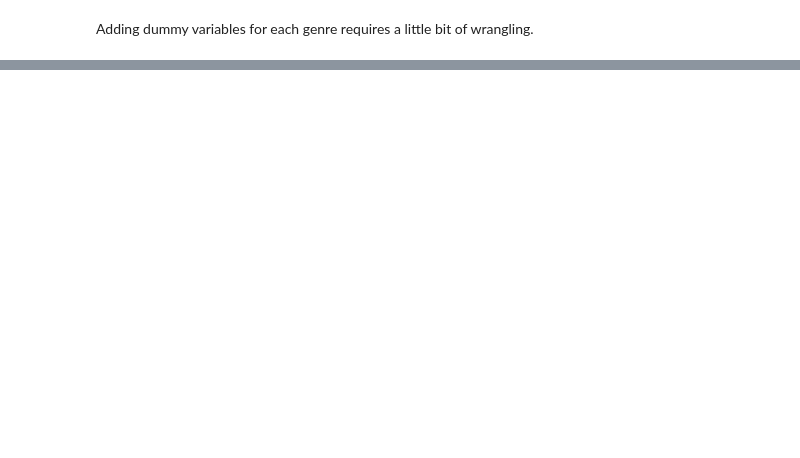
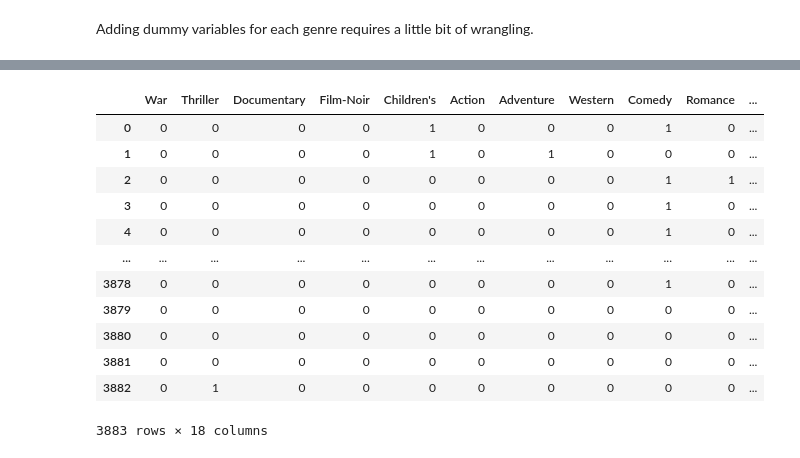
Before and after one commit to OmarInCS/data-analysis-visulization-python, a Jupyter notebook: week3/day1/lesson-8-data-cleaning.ipynb, the cells around one changed output, grey strips where cells are left out. Drawn from its saved outputs; the diff is of its cells as text; code cells hidden in the pictures; blank space fills up the shorter version.

```diff
--- a/week3/day1/lesson-8-data-cleaning.ipynb
+++ b/week3/day1/lesson-8-data-cleaning.ipynb
@@ -72,5 +225,25 @@ Adding dummy variables for each genre requires a little bit of wrangling.
 # hint: use 'get_indexer' method
 # %%
 # for each value of 'genre' column in 'movies' DataFrame, set the corresponding columns in dummies to 1
+
+for i, g in enumerate(movies["genre"]):
+    cols = g.split("|")
+    dummies.loc[i, cols] = 1
+
+dummies
+# %% [output]
+|  | War | Thriller | Documentary | Film-Noir | Children's | Action | Adventure | Western | Comedy | Romance | ... |
+| 0 | 0 | 0 | 0 | 0 | 1 | 0 | 0 | 0 | 1 | 0 | ... |
+| 1 | 0 | 0 | 0 | 0 | 1 | 0 | 1 | 0 | 0 | 0 | ... |
+| 2 | 0 | 0 | 0 | 0 | 0 | 0 | 0 | 0 | 1 | 1 | ... |
+| 3 | 0 | 0 | 0 | 0 | 0 | 0 | 0 | 0 | 1 | 0 | ... |
+| 4 | 0 | 0 | 0 | 0 | 0 | 0 | 0 | 0 | 1 | 0 | ... |
+| ... | ... | ... | ... | ... | ... | ... | ... | ... | ... | ... | ... |
+| 3878 | 0 | 0 | 0 | 0 | 0 | 0 | 0 | 0 | 1 | 0 | ... |
+| 3879 | 0 | 0 | 0 | 0 | 0 | 0 | 0 | 0 | 0 | 0 | ... |
+| 3880 | 0 | 0 | 0 | 0 | 0 | 0 | 0 | 0 | 0 | 0 | ... |
+| 3881 | 0 | 0 | 0 | 0 | 0 | 0 | 0 | 0 | 0 | 0 | ... |
+| 3882 | 0 | 1 | 0 | 0 | 0 | 0 | 0 | 0 | 0 | 0 | ... |
+3883 rows × 18 columns
 # %%
 # join the DataFrames 'movies' and 'dummies', then display the first row
```
Also changed, not shown: parts of 13 cells of this notebook, 1 other file.
